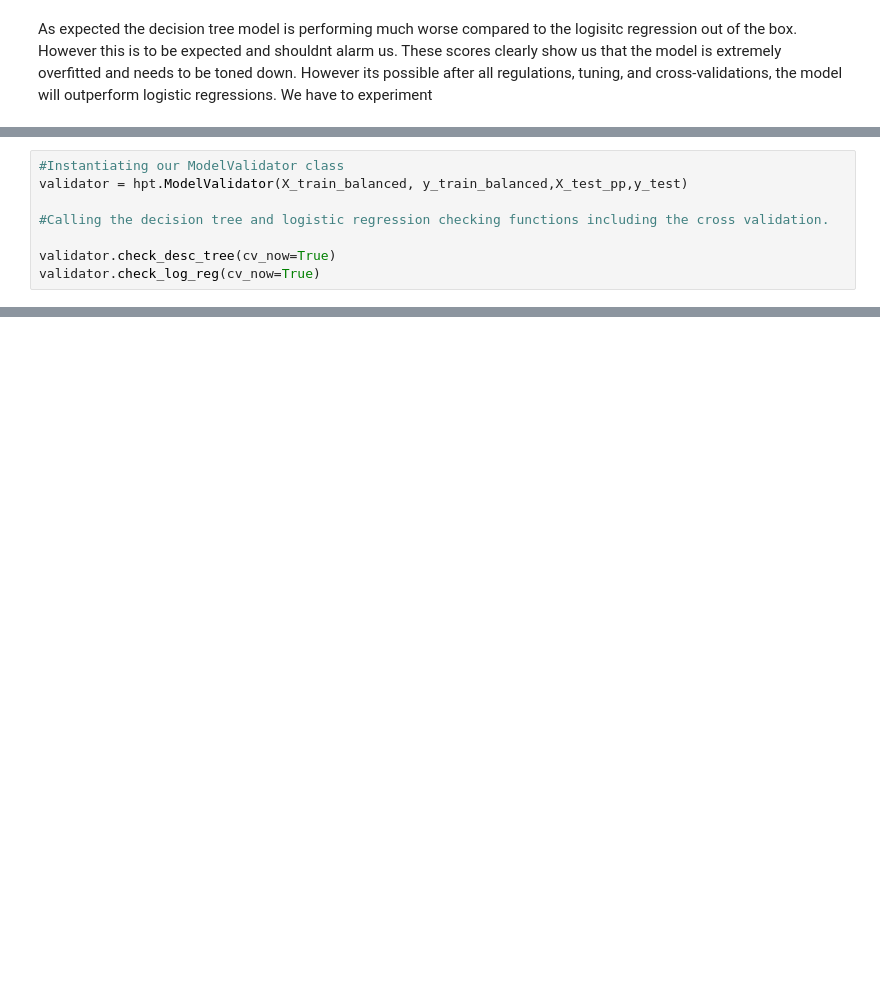
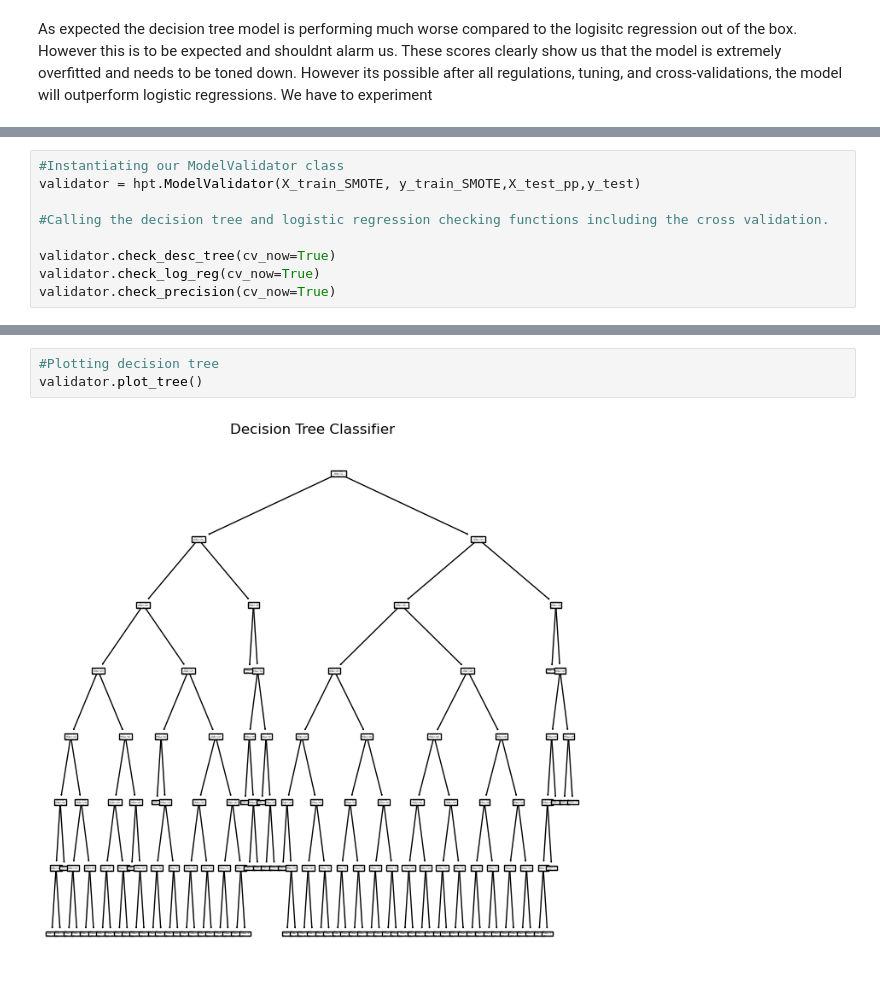
Before and after one commit to fndou05/ML-Salary-Classification-Model, a Jupyter notebook: code/Salary-Classifcation-Models.ipynb, the cells around one changed output, grey strips where cells are left out. Saved outputs shown, nothing was run; the diff lists cells and outputs as text; blank space fills up the shorter version.

```diff
--- a/code/Salary-Classifcation-Models.ipynb
+++ b/code/Salary-Classifcation-Models.ipynb
@@ -290,11 +304,12 @@ As expected the decision tree model is performing much worse compared to the log
 # %%
 #Instantiating our ModelValidator class
-validator = hpt.ModelValidator(X_train_balanced, y_train_balanced,X_test_pp,y_test)
+validator = hpt.ModelValidator(X_train_SMOTE, y_train_SMOTE,X_test_pp,y_test)
 
 #Calling the decision tree and logistic regression checking functions including the cross validation.
 
 validator.check_desc_tree(cv_now=True)
 validator.check_log_reg(cv_now=True)
+validator.check_precision(cv_now=True)
 # %%
 # Observing the best hyperparameters for logistic regression
 
@@ -308,0 +364,5 @@ validator.scores(both_models=True)
+# %%
+#Plotting decision tree
+validator.plot_tree()
+# %% [output]
+[figure, added]
```
Also changed, not shown: parts of 26 cells of this notebook, 1 other file.
